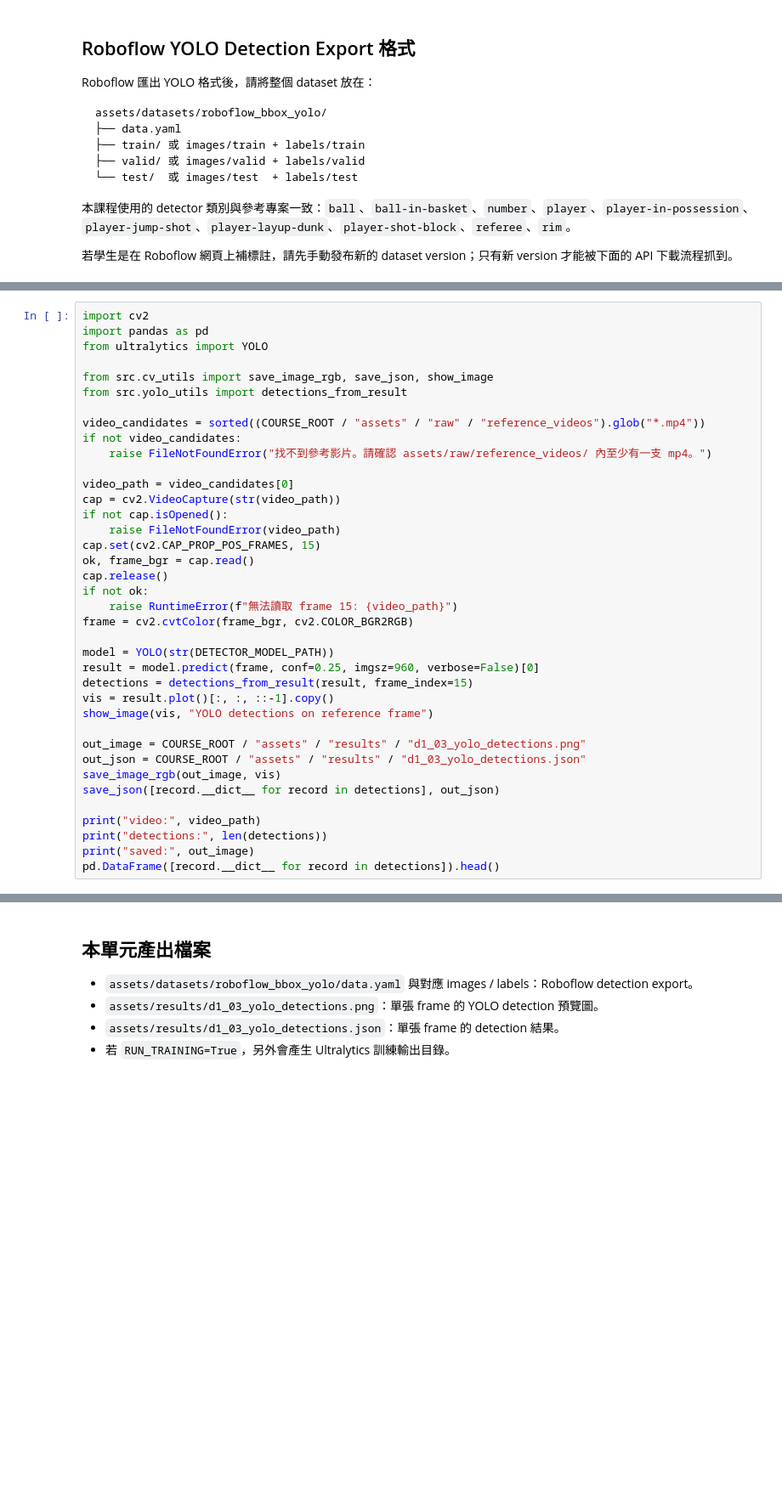
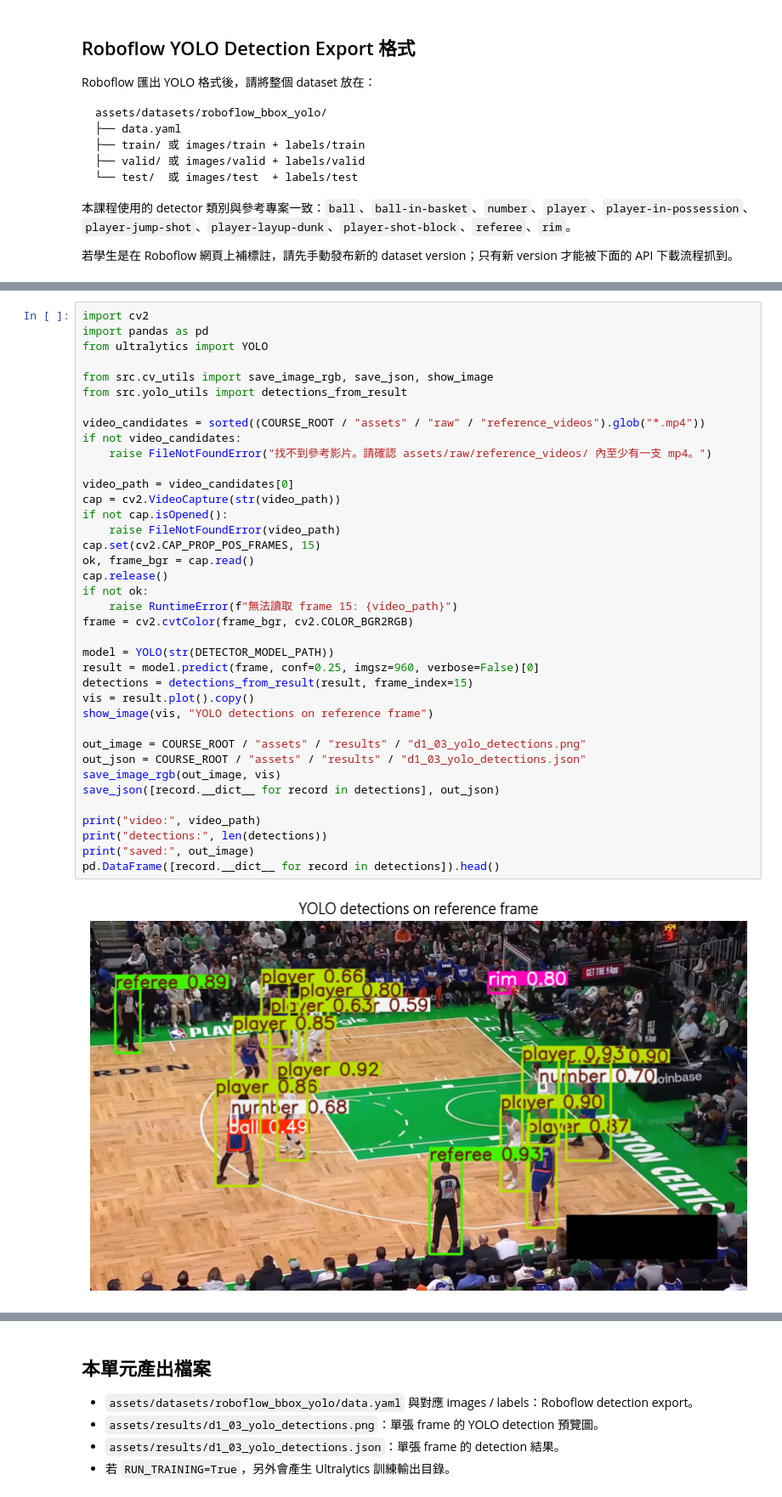
Before and after one commit to henry753951/basketball-hackathon-course, a Jupyter notebook: day1/d1_03_bbox_homework_setup.ipynb, the cells around one changed output, grey strips where cells are left out. Shown at 85% size. Drawn from its saved outputs; the diff is of its cells as text; blank space fills up the shorter version.

```diff
--- a/day1/d1_03_bbox_homework_setup.ipynb
+++ b/day1/d1_03_bbox_homework_setup.ipynb
@@ -143,31 +163,33 @@ from src.yolo_utils import detections_from_result
 
 video_candidates = sorted((COURSE_ROOT / "assets" / "raw" / "reference_videos").glob("*.mp4"))
 if not video_candidates:
     raise FileNotFoundError("找不到參考影片。請確認 assets/raw/reference_videos/ 內至少有一支 mp4。")
 
 video_path = video_candidates[0]
 cap = cv2.VideoCapture(str(video_path))
 if not cap.isOpened():
     raise FileNotFoundError(video_path)
 cap.set(cv2.CAP_PROP_POS_FRAMES, 15)
 ok, frame_bgr = cap.read()
 cap.release()
 if not ok:
     raise RuntimeError(f"無法讀取 frame 15: {video_path}")
 frame = cv2.cvtColor(frame_bgr, cv2.COLOR_BGR2RGB)
 
 model = YOLO(str(DETECTOR_MODEL_PATH))
 result = model.predict(frame, conf=0.25, imgsz=960, verbose=False)[0]
 detections = detections_from_result(result, frame_index=15)
-vis = result.plot()[:, :, ::-1].copy()
+vis = result.plot().copy()
 show_image(vis, "YOLO detections on reference frame")
 
 out_image = COURSE_ROOT / "assets" / "results" / "d1_03_yolo_detections.png"
 out_json = COURSE_ROOT / "assets" / "results" / "d1_03_yolo_detections.json"
 save_image_rgb(out_image, vis)
 save_json([record.__dict__ for record in detections], out_json)
 
 print("video:", video_path)
 print("detections:", len(detections))
 print("saved:", out_image)
 pd.DataFrame([record.__dict__ for record in detections]).head()
+# %% [output]
+[figure, added]
```
Also changed, not shown: parts of 4 cells of this notebook.
